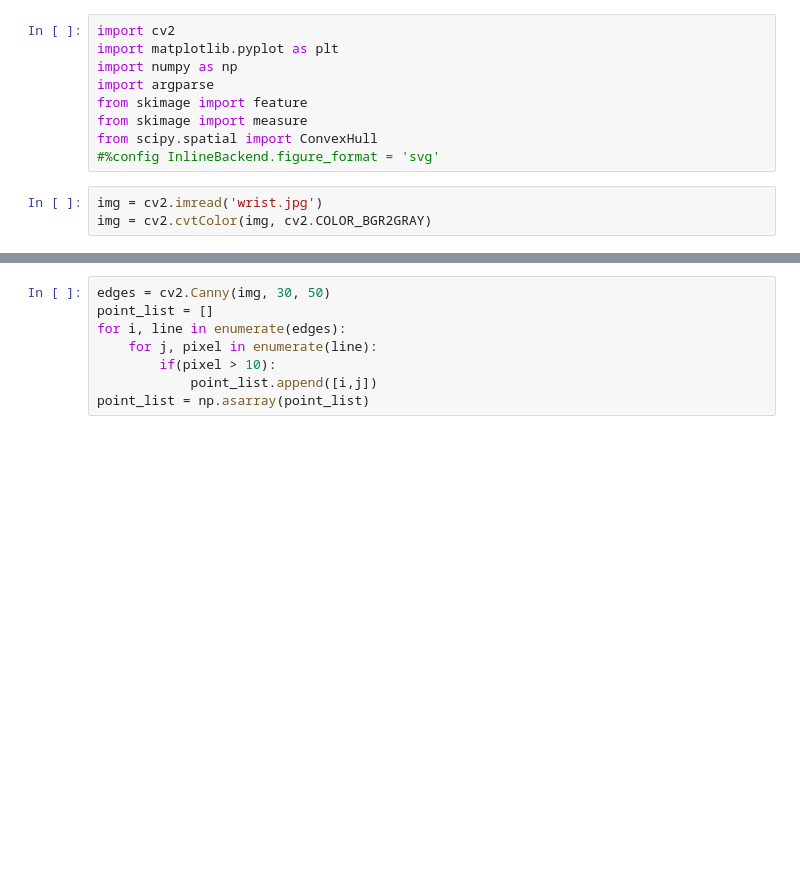
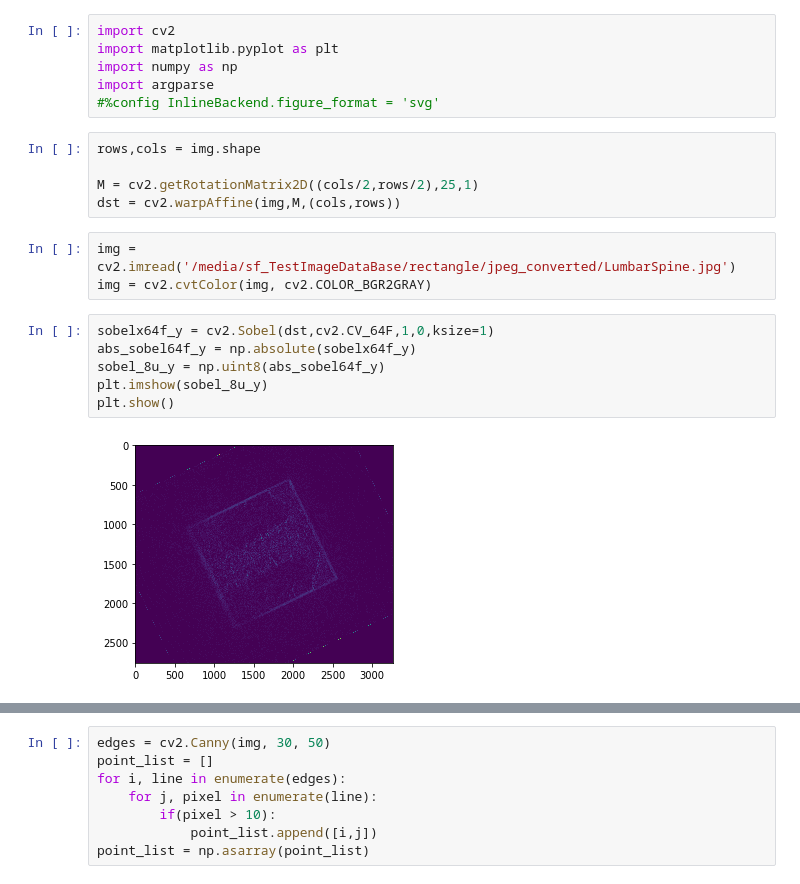
Before and after one commit to JosephPB/proyectito, a Jupyter notebook: complexhull.ipynb, the cells around one changed output, grey strips where cells are left out. Cells and saved outputs as stored; diff of their text form; blank space fills up the shorter version.

```diff
--- a/complexhull.ipynb
+++ b/complexhull.ipynb
@@ -3,10 +3,20 @@ import cv2
 import matplotlib.pyplot as plt
 import numpy as np
 import argparse
-from skimage import feature
-from skimage import measure
-from scipy.spatial import ConvexHull
 #%config InlineBackend.figure_format = 'svg'
+# %%
+rows,cols = img.shape
+
+M = cv2.getRotationMatrix2D((cols/2,rows/2),25,1)
+dst = cv2.warpAffine(img,M,(cols,rows))
 # %%
-img = cv2.imread('wrist.jpg')
+img = cv2.imread('/media/sf_TestImageDataBase/rectangle/jpeg_converted/LumbarSpine.jpg')
 img = cv2.cvtColor(img, cv2.COLOR_BGR2GRAY)
+# %%
+sobelx64f_y = cv2.Sobel(dst,cv2.CV_64F,1,0,ksize=1)
+abs_sobel64f_y = np.absolute(sobelx64f_y)
+sobel_8u_y = np.uint8(abs_sobel64f_y)
+plt.imshow(sobel_8u_y)
+plt.show()
+# %% [output]
+[figure, added]
```
Also changed, not shown: parts of 11 cells of this notebook, 2 other files.
